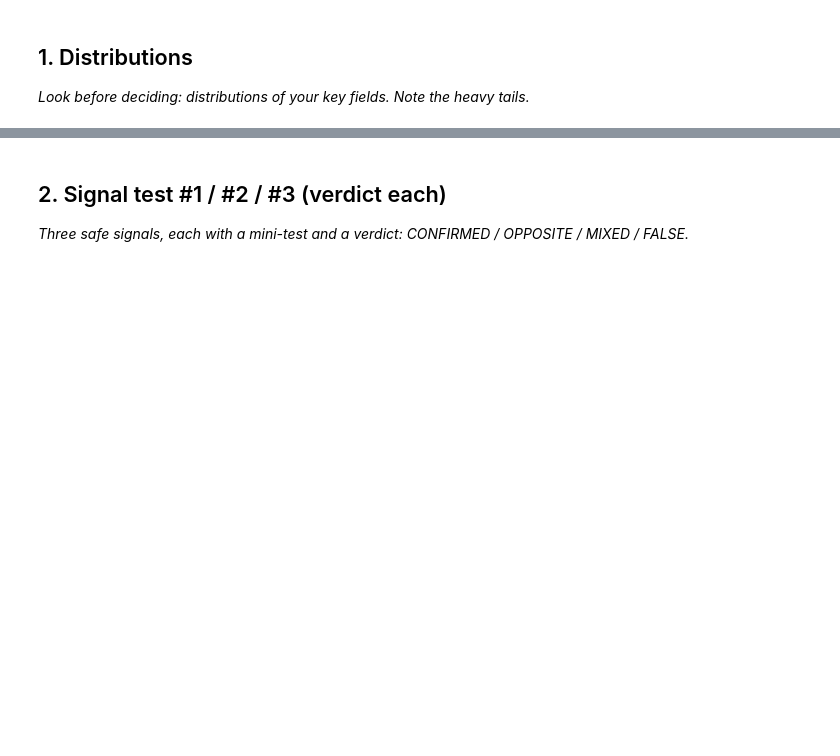
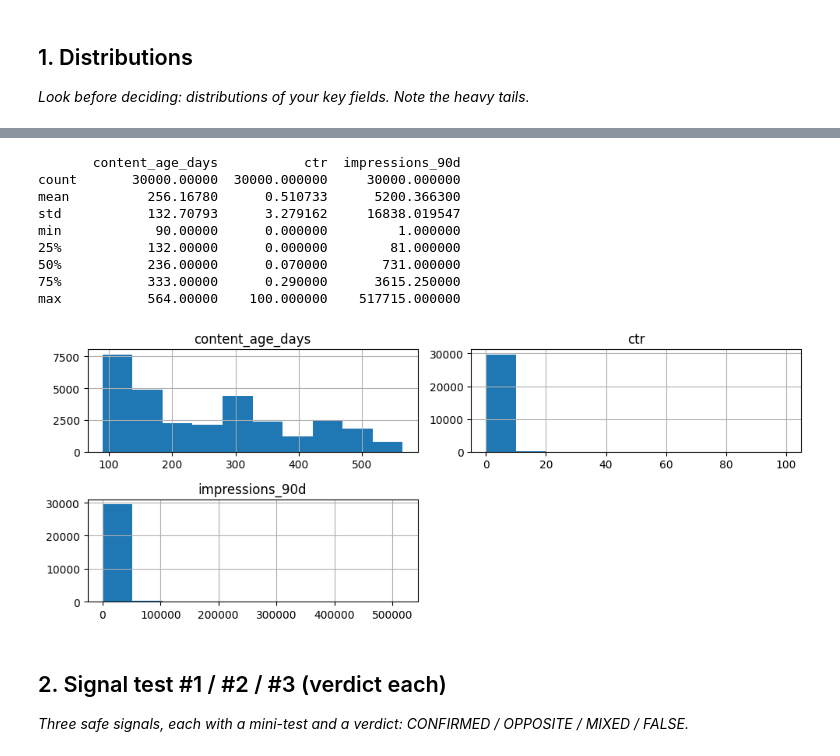
Before and after one commit to Dilip-chendra/FlyRank-Week1, a Jupyter notebook: work/notebooks/w04_signal_audit.ipynb, the cells around one changed output, grey strips where cells are left out. Saved outputs shown, nothing was run; the diff lists cells and outputs as text; code cells hidden in the pictures; blank space fills up the shorter version.

```diff
--- a/work/notebooks/w04_signal_audit.ipynb
+++ b/work/notebooks/w04_signal_audit.ipynb
@@ -16,3 +25,40 @@ This skeleton is yours to fill. Work the sections **in order** — each one has
+# %%
+import os
+import sys
+import subprocess
+import pandas as pd
+import matplotlib.pyplot as plt
+
+IN_COLAB = "google.colab" in sys.modules
+REPO_URL = "https://github.com/flyrank-bih/flyrank-ml-internship-starter"
+REPO_DIR = "flyrank-ml-internship-starter"
+
+if IN_COLAB:
+    if not os.path.isdir(REPO_DIR):
+        subprocess.run(
+            ["git", "clone", "--depth", "1", REPO_URL, REPO_DIR],
+            check=True
+        )
+    os.chdir(REPO_DIR)
+
+df = pd.read_csv("data/raw/content_refresh_anonymized.csv")
+
+print(df[["content_age_days","ctr","impressions_90d"]].describe())
+
+df[["content_age_days","ctr","impressions_90d"]].hist(figsize=(10,4))
+plt.tight_layout()
+plt.show()
+# %% [output]
+       content_age_days           ctr  impressions_90d
+count       30000.00000  30000.000000     30000.000000
+mean          256.16780      0.510733      5200.366300
+std           132.70793      3.279162     16838.019547
+min            90.00000      0.000000         1.000000
+25%           132.00000      0.000000        81.000000
+50%           236.00000      0.070000       731.000000
+75%           333.00000      0.290000      3615.250000
+max           564.00000    100.000000    517715.000000
+[figure, added]
 # %% [markdown]
 ## 2. Signal test #1 / #2 / #3 (verdict each)
 
```
Also changed, not shown: parts of 12 cells of this notebook.
